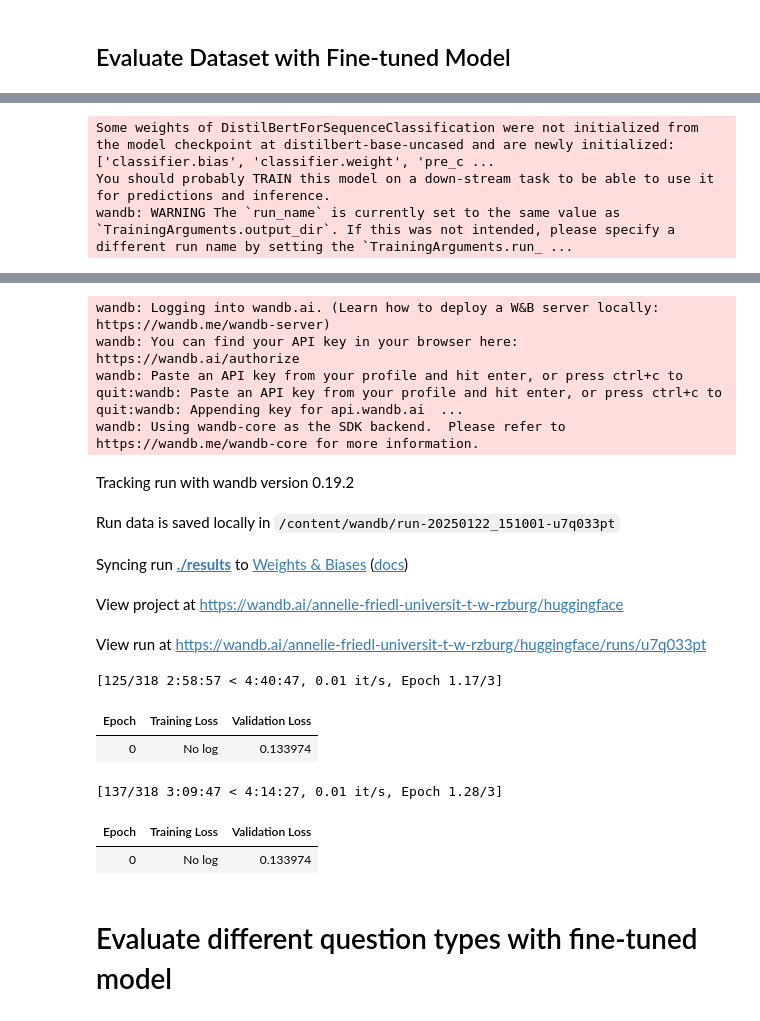
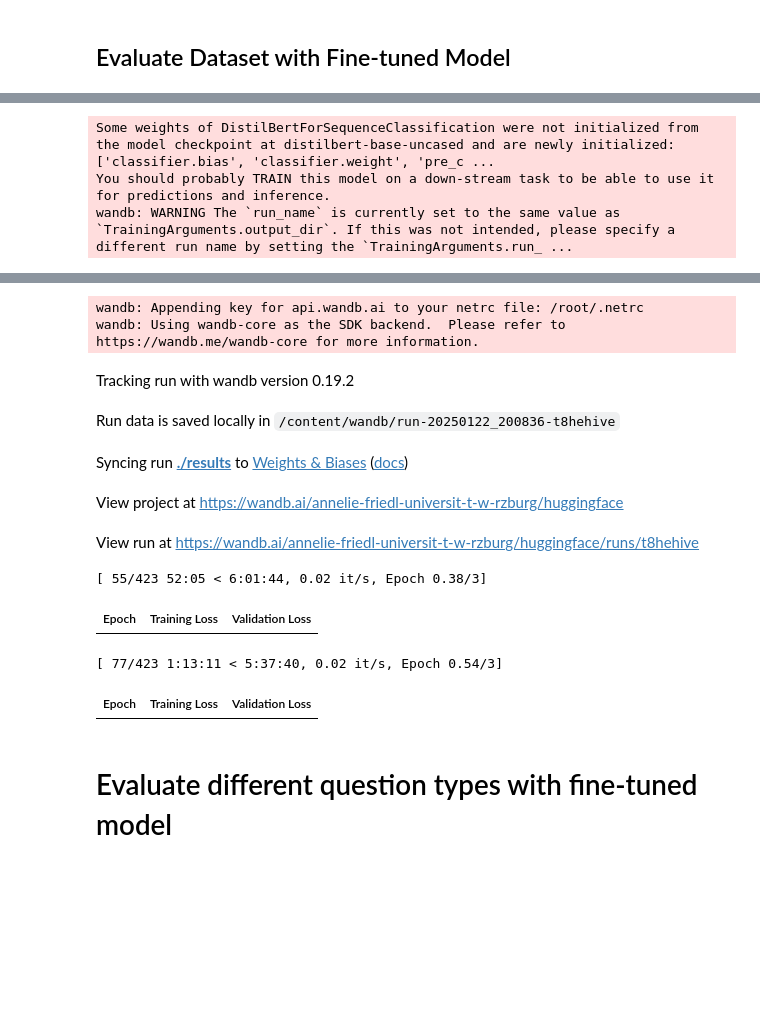
Before and after one commit to croco22/CapstoneProjectTDS, a Jupyter notebook: notebooks/Huggingface_QA_Model.ipynb, the cells around one changed output, grey strips where cells are left out. Drawn from its saved outputs; the diff is of its cells as text; code cells hidden in the pictures; blank space fills up the shorter version.

```diff
--- a/notebooks/Huggingface_QA_Model.ipynb
+++ b/notebooks/Huggingface_QA_Model.ipynb
@@ -211,22 +224,20 @@ Accuracy: 84.24 %
 # %% [markdown]
 ## Evaluate Dataset with Fine-tuned Model
 # %%
-!pip install transformers[torch] sklearn pandas
+from sklearn.model_selection import train_test_split
+import pandas as pd
+from transformers import AutoTokenizer, AutoModelForSequenceClassification, TrainingArguments, Trainer
+import torch
+from torch.utils.data import Dataset
 
-import pandas as pd
-from sklearn.model_selection import train_test_split
-from transformers import AutoTokenizer, AutoModelForSequenceClassification, TrainingArguments, Trainer
-
-# Schritt 1: Datenvorbereitung
+# Schritt 1: Datenvorbereitung mit Stratified Sampling
 def prepare_data(df):
-    # Erstelle einen neuen DataFrame, der das gewünschte Format enthält
     records = []
     for _, row in df.iterrows():
         question = row["question"]
         context = row["context"]
         intended_answer = row["intended_answer"]
         options = row["options"]
-        # If options is None, assign an empty list
         if options is None:
             options = []
 
@@ -236,19 +247,33 @@ def prepare_data(df):
 
     return pd.DataFrame(records)
 
-# Datenaufteilen in Trainings- und Validierungsdaten
-train_df, val_df = train_test_split(prepare_data(data), train_size=0.3, random_state=42)
+# Konvertiere Daten in das gewünschte Format
+prepared_df = prepare_data(data)
 
-# Schritt 2: Tokenizer initialisieren
+# Stratified Sampling - Reduziere Datenmenge um 50%
+half_df, _ = train_test_split(
+    prepared_df,
+    train_size=0.5,
+    stratify=prepared_df["label"],
+    random_state=42,
+)
+
+# Aufteilen in Trainings- und Validierungsdaten
+train_df, val_df = train_test_split(
+    half_df,
+    train_size=0.8,  # 80% Training, 20% Validation
+    stratify=half_df["label"],
+    random_state=42,
+)
+
+# Schritt 3: Tokenizer initialisieren
 model_checkpoint = "distilbert-base-uncased"
 tokenizer = AutoTokenizer.from_pretrained(model_checkpoint)
 
 # Tokenisierung
+def tokenize_function(examples):
+    return tokenizer(examples["text"].tolist(), padding="max_length", truncation=True, return_tensors="pt")
 
-def tokenize_function(examples):
-    return tokenizer(examples["text"].tolist(), padding='max_length', truncation=True, return_tensors="pt")
-
-# Tokenisierung der Trainings- und Validierungsdaten
 train_encodings = tokenize_function(train_df)
 val_encodings = tokenize_function(val_df)
 
@@ -256,10 +281,7 @@ val_encodings = tokenize_function(val_df)
 train_labels = train_df["label"].values
 val_labels = val_df["label"].values
 
-# Schritt 3: Huggingface Dataset verwenden (wenn nötig)
-import torch
-from torch.utils.data import Dataset
-
+# Schritt 4: Custom Dataset erstellen
 class CustomDataset(Dataset):
     def __init__(self, encodings, labels):
         self.encodings = encodings
@@ -276,10 +298,10 @@ class CustomDataset(Dataset):
 train_dataset = CustomDataset(train_encodings, train_labels)
 val_dataset = CustomDataset(val_encodings, val_labels)
 
-# Schritt 4: Modell initialisieren
+# Schritt 5: Modell initialisieren
 model = AutoModelForSequenceClassification.from_pretrained(model_checkpoint, num_labels=2)
 
-# Schritt 5: Trainingsargumente definieren
+# Schritt 6: Trainingsargumente definieren
 training_args = TrainingArguments(
     fp16=True,
     output_dir="./results",
@@ -296,7 +318,7 @@ training_args = TrainingArguments(
     save_total_limit=2,
 )
 
-# Schritt 6: Trainer initialisieren
+# Schritt 7: Trainer initialisieren
 trainer = Trainer(
     model=model,
     args=training_args,
@@ -305,6 +327,6 @@ trainer = Trainer(
     tokenizer=tokenizer
 )
 
-# Schritt 7: Training starten
+# Schritt 8: Training starten
 trainer.train()
 # %% [output]
@@ -328,22 +338,18 @@ hint: See above for details.
 Some weights of DistilBertForSequenceClassification were not initialized from the model checkpoint at distilbert-base-uncased and are newly initialized: ['classifier.bias', 'classifier.weight', 'pre_c ...
 You should probably TRAIN this model on a down-stream task to be able to use it for predictions and inference.
 wandb: WARNING The `run_name` is currently set to the same value as `TrainingArguments.output_dir`. If this was not intended, please specify a different run name by setting the `TrainingArguments.run_ ...
 [interactive output not drawn]
-wandb: Logging into wandb.ai. (Learn how to deploy a W&B server locally: https://wandb.me/wandb-server)
-wandb: You can find your API key in your browser here: https://wandb.ai/authorize
-wandb: Paste an API key from your profile and hit enter, or press ctrl+c to quit:wandb: Paste an API key from your profile and hit enter, or press ctrl+c to quit:wandb: Appending key for api.wandb.ai  ...
+wandb: Appending key for api.wandb.ai to your netrc file: /root/.netrc
 wandb: Using wandb-core as the SDK backend.  Please refer to https://wandb.me/wandb-core for more information.
 Tracking run with wandb version 0.19.2
-Run data is saved locally in /content/wandb/run-20250122_151001-u7q033pt
+Run data is saved locally in /content/wandb/run-20250122_200836-t8hehive
 Syncing run ./results to Weights & Biases (docs)
 View project at https://wandb.ai/annelie-friedl-universit-t-w-rzburg/huggingface
-View run at https://wandb.ai/annelie-friedl-universit-t-w-rzburg/huggingface/runs/u7q033pt
+View run at https://wandb.ai/annelie-friedl-universit-t-w-rzburg/huggingface/runs/t8hehive
-[125/318 2:58:57 < 4:40:47, 0.01 it/s, Epoch 1.17/3]
+[ 55/423 52:05 < 6:01:44, 0.02 it/s, Epoch 0.38/3]
 | Epoch | Training Loss | Validation Loss |
-| 0 | No log | 0.133974 |
-[137/318 3:09:47 < 4:14:27, 0.01 it/s, Epoch 1.28/3]
+[ 77/423 1:13:11 < 5:37:40, 0.02 it/s, Epoch 0.54/3]
 | Epoch | Training Loss | Validation Loss |
-| 0 | No log | 0.133974 |
 # %%
 from google.colab import drive
 
```
Also changed, not shown: parts of 3 cells of this notebook.
